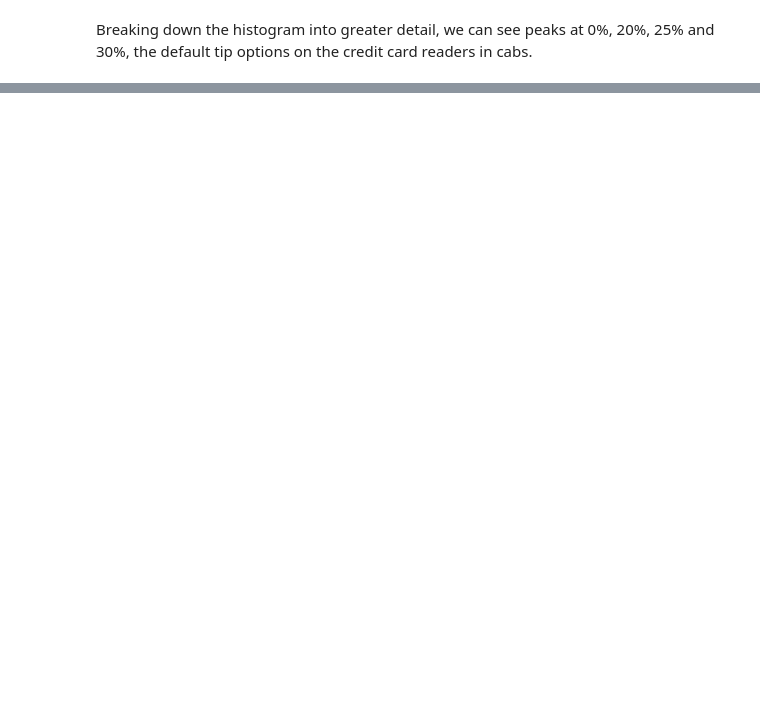
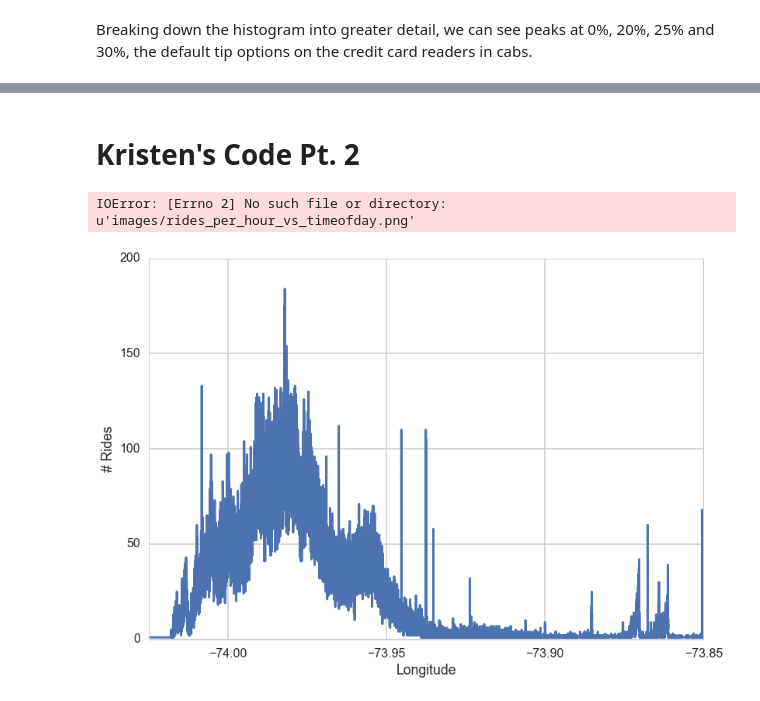
Before and after one commit to AOrlov8957/CS109FinalProject, a Jupyter notebook: data/Data Exploration - Hugh.ipynb, the cells around one changed output, grey strips where cells are left out. Drawn from its saved outputs; the diff is of its cells as text; code cells hidden in the pictures; blank space fills up the shorter version.

```diff
--- a/data/Data Exploration - Hugh.ipynb
+++ b/data/Data Exploration - Hugh.ipynb
@@ -889,3 +914,15 @@ grid_search = GridSearchCV(clf, param_grid=params)
 # %%
 %%time
 grid_search.fit(train_X, train_y)
+# %% [markdown]
+# Kristen's Code Pt. 2
+# %%
+##Average rides per hour from different longitudes
+longitude_frequency = merged2013df.groupby(['dropoff_longitude'])['medallion'].count()
+ax = longitude_frequency.plot(kind='line', x='dropoff_longitude', y='medallion')
+ax.set_xlabel("Longitude")
+ax.set_ylabel("# Rides")
+plt.savefig("images/rides_per_hour_vs_timeofday")
+# %% [output]
+IOError: [Errno 2] No such file or directory: u'images/rides_per_hour_vs_timeofday.png'
+[figure, added]
```
Also changed, not shown: parts of 30 cells of this notebook.
